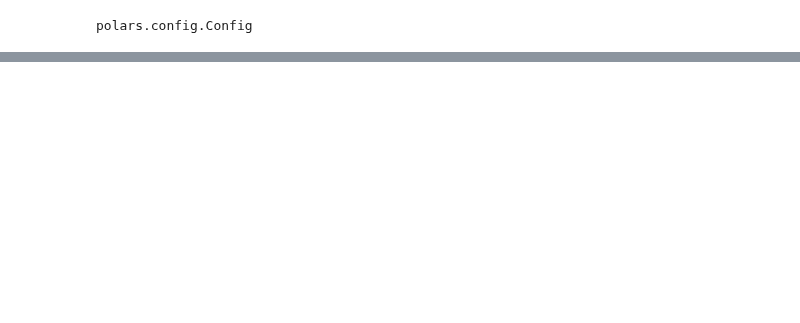
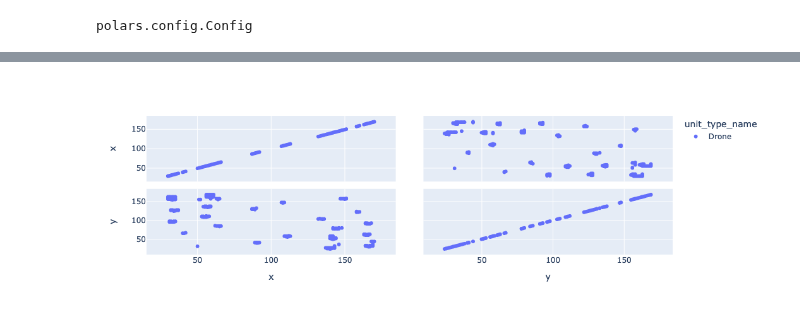
Before and after one commit to sebosp/s2protocol-rs, a Jupyter notebook: jupyter_notebooks/Basic-UnitBorn-Queries.ipynb, the cells around one changed output, grey strips where cells are left out. Drawn from its saved outputs; the diff is of its cells as text; code cells hidden in the pictures; blank space fills up the shorter version.

```diff
--- a/jupyter_notebooks/Basic-UnitBorn-Queries.ipynb
+++ b/jupyter_notebooks/Basic-UnitBorn-Queries.ipynb
@@ -1,6 +1,9 @@
 # %%
+import datashader as ds
+import plotly.express as px
 import polars as pl
-pl.Config.set_tbl_width_chars(64)
-pl.Config.set_fmt_str_lengths(64)
+
+pl.Config.set_tbl_width_chars(128)
+pl.Config.set_fmt_str_lengths(128)
 # %% [output]
 polars.config.Config
@@ -27,0 +120,17 @@ df.schema
+# %%
+unit_born_ec_le = (
+    unit_born_df.join(details_df, on="ext_fs_replay_sha256", how="inner")
+    .filter(
+        (pl.col("ext_replay_detail_player_name") == "2-1-8459957-Sazed")
+        & (pl.col("title") == "Emerald City LE")
+        & (pl.col("unit_type_name") == "Drone")
+    )
+    .select([pl.col("x"), pl.col("y"), pl.col("unit_type_name")])
+    .group_by(["x", "y", "unit_type_name"])
+    .agg(pl.sum("unit_type_name").alias("count"))
+    .collect()
+)
+fig = px.scatter_matrix(unit_born_ec_le, dimensions=["x", "y"], color="unit_type_name")
+fig.show()
+# %% [output]
+[figure, added]
```
Also changed, not shown: parts of 11 cells of this notebook, 7 other files.
